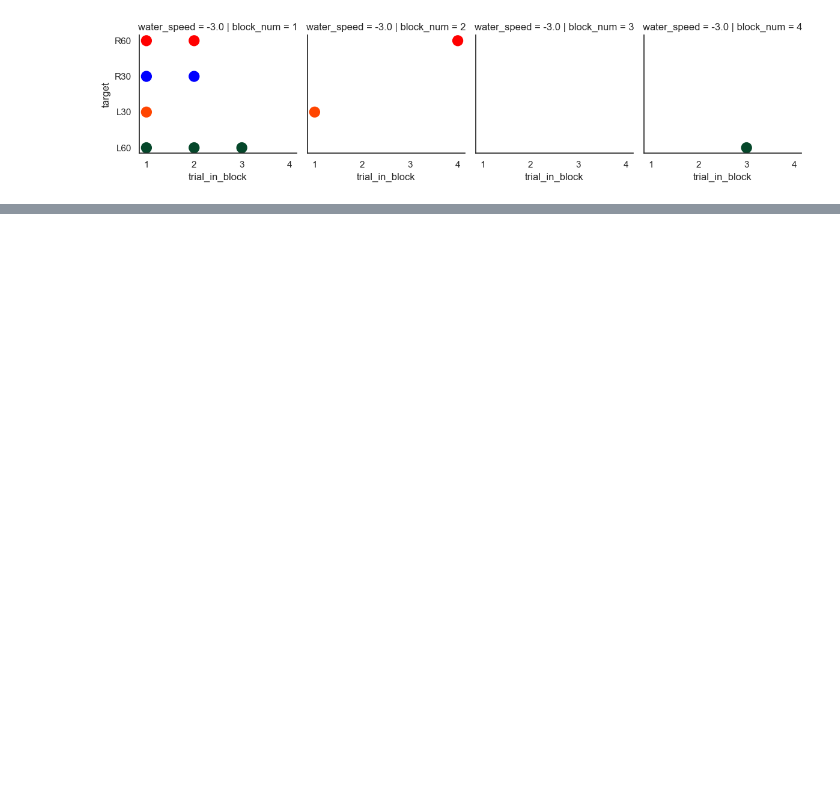
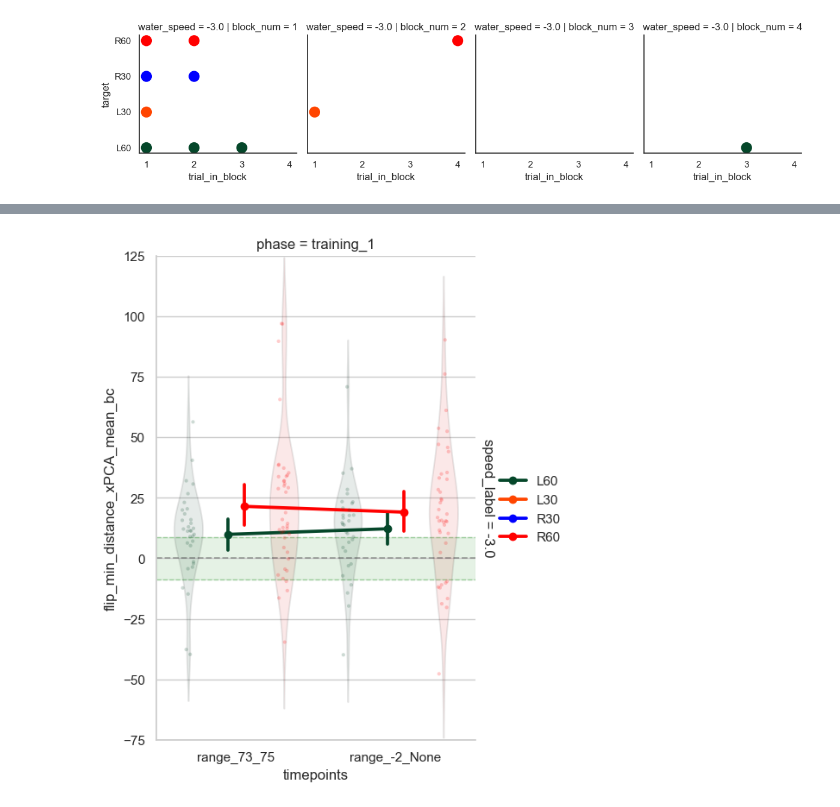
Before and after one commit to jacobjb02/vr-motor-adaptation-notebooks, a Jupyter notebook: Notebook/Spatial_Generalization_working.ipynb, the cells around one changed output, grey strips where cells are left out. Cells and saved outputs as stored; diff of their text form; code cells hidden in the pictures; blank space fills up the shorter version.

```diff
--- a/Notebook/Spatial_Generalization_working.ipynb
+++ b/Notebook/Spatial_Generalization_working.ipynb
@@ -1196,0 +1298,3 @@ baseline_washout_2_diff_CIs[
+# %%
+df_t1 = df_bc[df_bc['phase'] == 'training_1']
+df_t1.columns
@@ -1196,0 +1388,26 @@ baseline_washout_2_diff_CIs[
+# %%
+df_trials_75_225 = extract_ranges_index(df_t1,
+               ranges = [(73,75), (-2,None)],
+               time_col = 'phase_trial_num',
+               group_cols = ['ppid_full','experiment', 'phase']
+              )
+
+
+df_trials_75_225.head(20)
+
+# # # turn tmp into a csv, then bring over to the R analysis file
+# # file_name = f"df_trials_75_vs_225.csv"
+# # file_path = f"..\\data\\spatial_generalization\\{file_name}"
+
+# df_trials_75_225.to_csv(file_path, index=False)
+
+from src.plotting import plot_slopes
+plot_slopes(df_trials_75_225,
+                         x_col='timepoints',
+                         y_col='flip_min_distance_xPCA_mean_bc',
+                         hue_var='target_x_label',
+                         facet_col='phase',
+                         facet_row='speed_label'
+                            )
+# %% [output]
+[figure, added]
```
Also changed, not shown: parts of 11 cells of this notebook, 2 other files.
